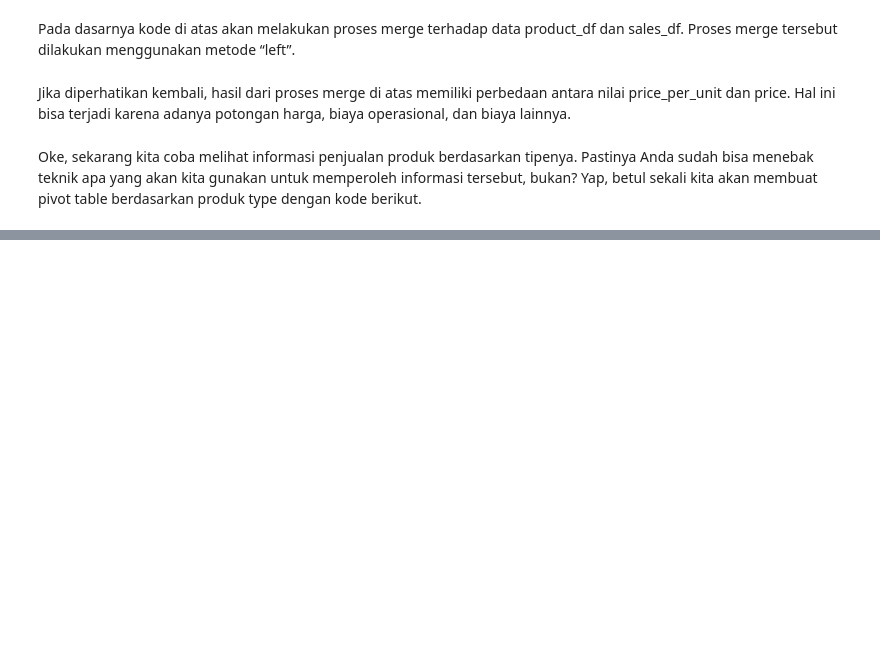
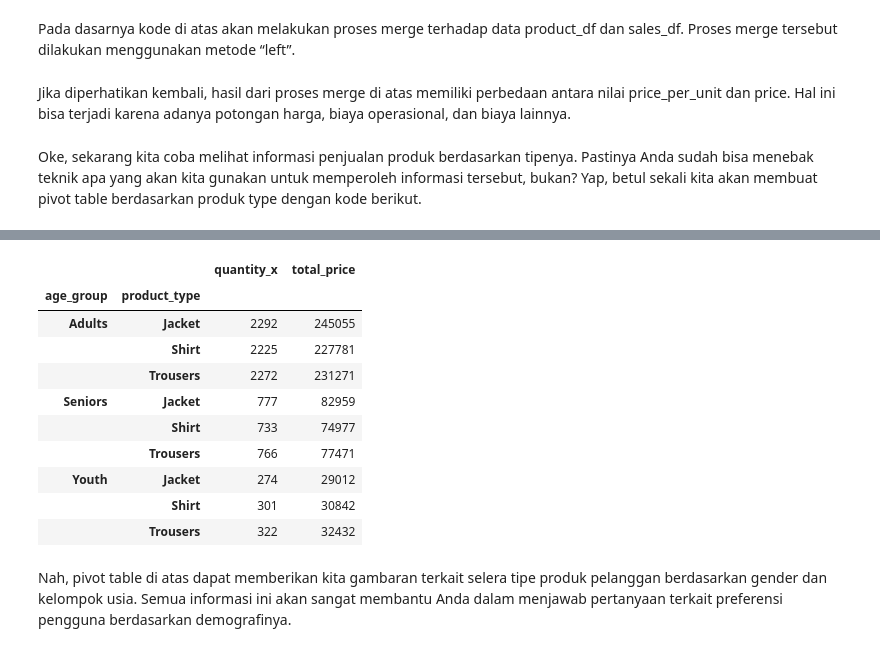
Before and after one commit to meliasyuhada/Learning_Data_Science, a Jupyter notebook: Latihan_Data_Science.ipynb, the cells around one changed output, grey strips where cells are left out. Saved outputs shown, nothing was run; the diff lists cells and outputs as text; code cells hidden in the pictures; blank space fills up the shorter version.

```diff
--- a/Latihan_Data_Science.ipynb
+++ b/Latihan_Data_Science.ipynb
@@ -967,0 +1095,22 @@ akan membuat pivot table berdasarkan produk type dengan kode berikut.
+# %%
+all_df.groupby(by=["age_group", "product_type"]).agg({
+    "quantity_x": "sum",
+    "total_price": "sum"
+})
+# %% [output]
+|  |  | quantity_x | total_price |
+| age_group | product_type |  |  |
+| Adults | Jacket | 2292 | 245055 |
+|  | Shirt | 2225 | 227781 |
+|  | Trousers | 2272 | 231271 |
+| Seniors | Jacket | 777 | 82959 |
+|  | Shirt | 733 | 74977 |
+|  | Trousers | 766 | 77471 |
+| Youth | Jacket | 274 | 29012 |
+|  | Shirt | 301 | 30842 |
+|  | Trousers | 322 | 32432 |
+# %% [markdown]
+Nah, pivot table di atas dapat memberikan kita gambaran terkait selera tipe
+produk pelanggan berdasarkan gender dan kelompok usia. Semua informasi
+ini akan sangat membantu Anda dalam menjawab pertanyaan terkait
+preferensi pengguna berdasarkan demografinya.
```
Also changed, not shown: parts of 13 cells of this notebook.
